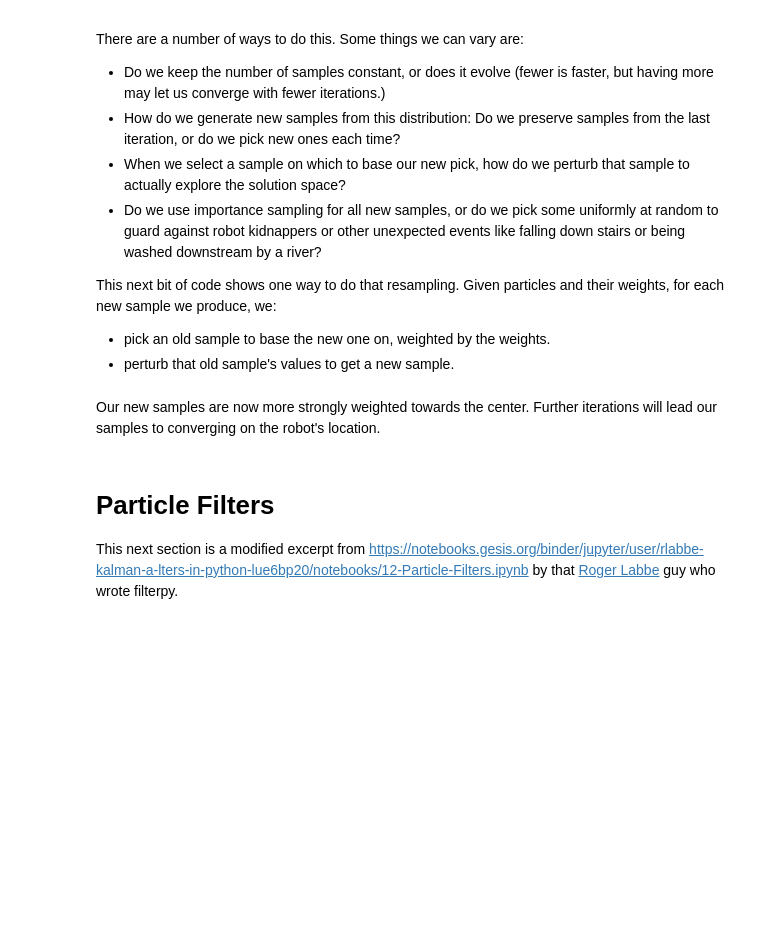
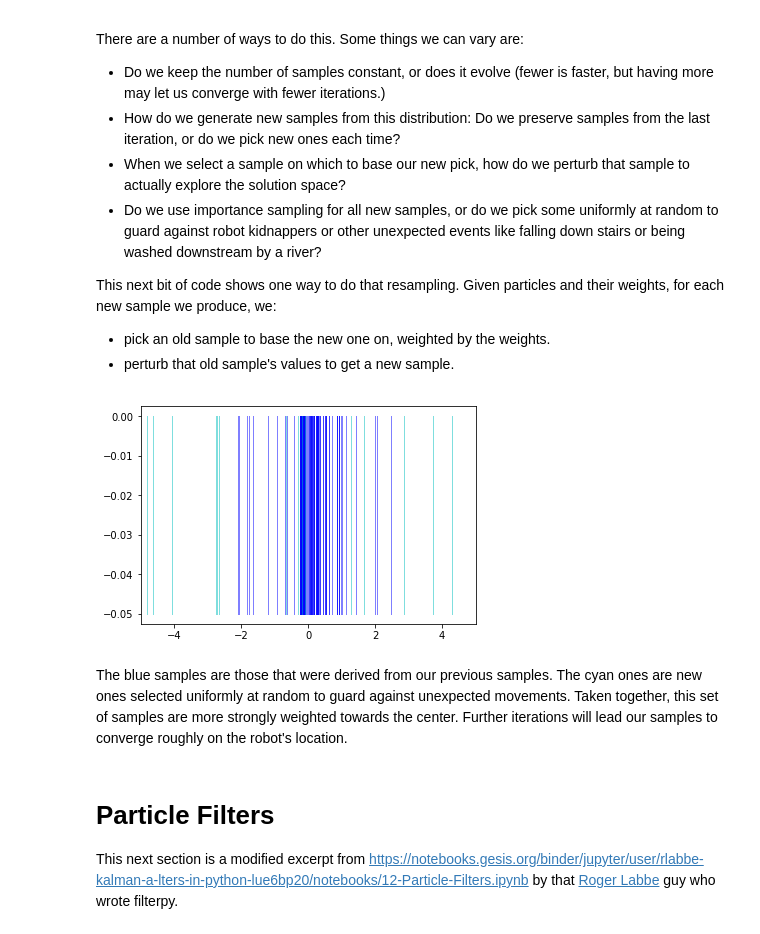
Before and after one commit to jfogarty/machine-learning-intro-workshop, a Jupyter notebook: notebooks/particle_filters.ipynb, the cells around one changed output. Drawn from its saved outputs; the diff is of its cells as text; code cells hidden in the pictures; blank space fills up the shorter version.

```diff
--- a/notebooks/particle_filters.ipynb
+++ b/notebooks/particle_filters.ipynb
@@ -74,48 +83,48 @@ This next bit of code shows one way to do that resampling.  Given particles and
 # %%
 from numpy.random import uniform
 
 def resample(particles, weights):
     # cdf is cumulative distribution function.
     cdf = np.cumsum(weights)
     cdf[-1] = 1. # avoid round-off error
     randomNums = np.random.random(numSamples)
-    randomNums.sort()
     indexes = np.searchsorted(cdf, randomNums)
 
     # Resample according to indexes
     particles = [particles[i] for i in indexes]
     # Perturb each sample slightly so we can branch out and consider more of the solution space.
     perturbed_particles = [i+ random.random()*0.1 - 0.05 for i in particles]
     return perturbed_particles
 
-# normalize the weights to [0..1]
+# Compute the weights and normalize the weights to [0..1]
+ws = [sensor_model_likelihood_from_position(i) for i in sampleXs]
 sumWs = sum(ws)
 ws=[q/sumWs for q in ws]
 
 # Do importance Sampling to preserve the samples that are most likely
 resampled_Xs = resample(sampleXs, ws)
 
-# Replace 10% of these samples with new uniform random samples to make sure we don't get stuck in a local minimum.
-for i in range(int(len(resampled_Xs)*0.1)):
-  resampled_Xs[i] = make_new_apriori_sample()
-resampled_Xs = np.unique(resampled_Xs)
-print("resampled_Xs" +str(resampled_Xs))
-
+# Remove 1/8th of these samples to make room for new uniform random samples.
+resampled_Xs=resampled_Xs[(int(numSamples/8)):]
 # plot the preserved samples
 dummy=[plt.plot((i,i), (-0.05, 0), linewidth=1, color='b', alpha=0.5) for i in resampled_Xs]
 plt.xlim([-5,5])
 
-## make new samples to bring us back up to numSamples and plot them
-#samplesToAdd = numSamples - len(preservedSampleXs)
-#addedSampleXs = [make_new_apriori_sample() for i in range(samplesToAdd)]
-##print("addedSampleXs" +str(addedSampleXs))
-#dummy=[plt.plot((i,i), (-0.05, 0), linewidth=1, color='r', alpha=0.5) for i in addedSampleXs]
+# Add in more samples from our uniform distribution and plot them.
+for i in range(int(numSamples/8)):
+  new_sample = make_new_apriori_sample()
+  resampled_Xs.append(new_sample)
+  plt.plot((new_sample, new_sample), (-0.05, 0), linewidth=1, color='c', alpha=0.5)
+
+resampled_Xs = np.unique(resampled_Xs)
 
 # Put our samples back in sampleXs and normalize the weights.
-sampleXs = np.append(resampled_Xs, addedSampleXs)
-ws=[1/numSamples for q in ws]
+sampleXs = resampled_Xs
+ws=[1/numSamples for q in sampleXs]
+# %% [output]
+[figure, added]
 # %% [markdown]
-Our new samples are now more strongly weighted towards the center.  Further iterations will lead our samples to converging on the robot's location.
+The blue samples are those that were derived from our previous samples.  The cyan ones are new ones selected uniformly at random to guard against unexpected movements.  Taken together, this set of samples are more strongly weighted towards the center.  Further iterations will lead our samples to converge roughly on the robot's location.
 # %% [markdown]
 # Particle Filters
 This next section is a modified excerpt from https://notebooks.gesis.org/binder/jupyter/user/rlabbe-kalman-a-lters-in-python-lue6bp20/notebooks/12-Particle-Filters.ipynb by that [Roger Labbe](https://github.com/rlabbe) guy who wrote filterpy.
```
Also changed, not shown: parts of 12 cells of this notebook.
